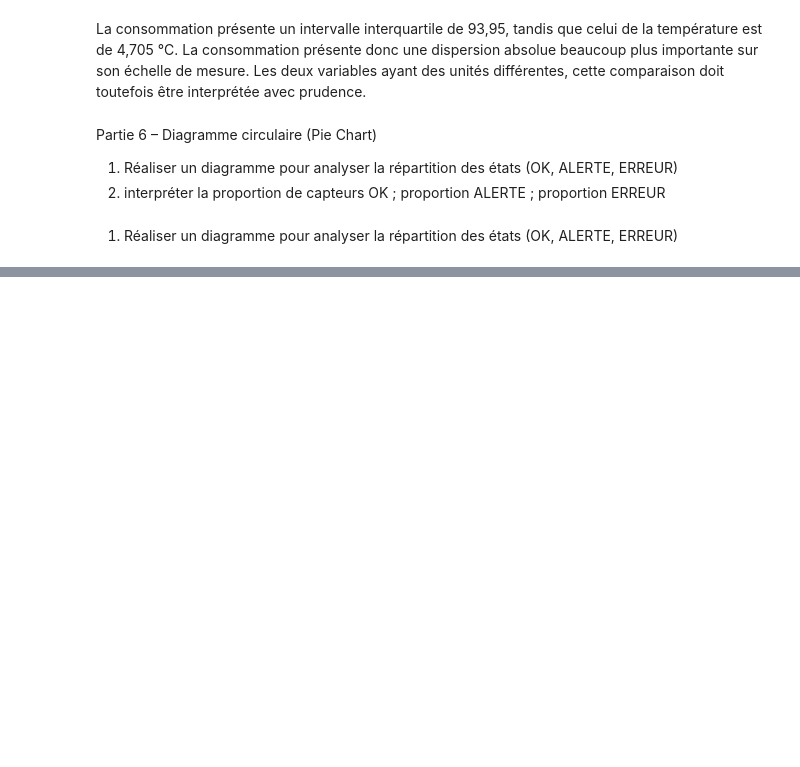
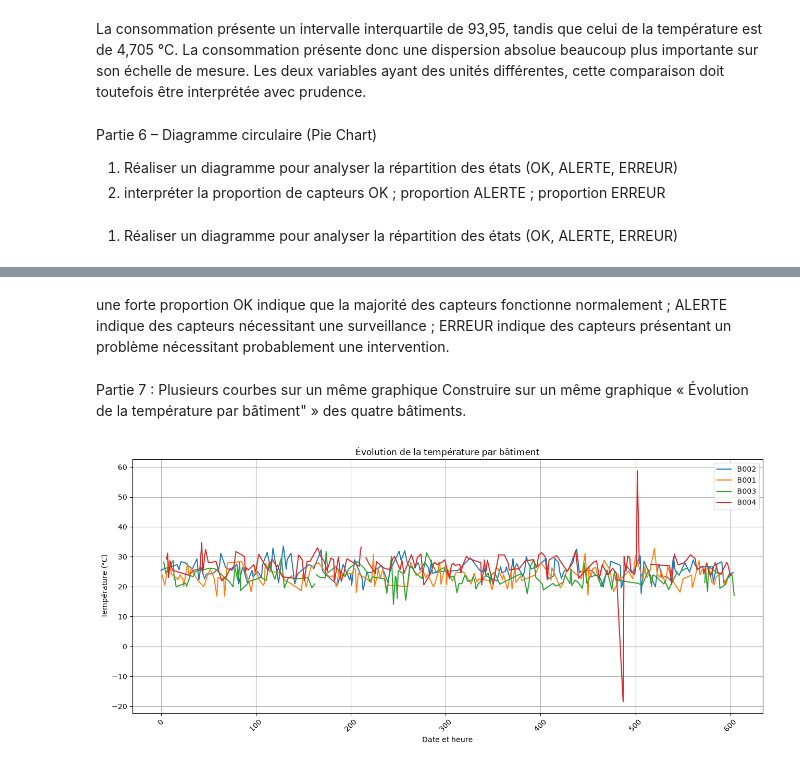
Before and after one commit to rokhayacoumbadiouf-bit/Atelier_Matplotlib, a Jupyter notebook: atelier_matplotlib_iot/notebooks/atelier_matplotlib_iot.ipynb, the cells around one changed output, grey strips where cells are left out. Drawn from its saved outputs; the diff is of its cells as text; code cells hidden in the pictures; blank space fills up the shorter version.

```diff
--- a/atelier_matplotlib_iot/notebooks/atelier_matplotlib_iot.ipynb
+++ b/atelier_matplotlib_iot/notebooks/atelier_matplotlib_iot.ipynb
@@ -352,0 +357,33 @@ Proposer et réaliser toute fonctionnalité pertinente et utile qu’on pourrait
+# %% [markdown]
+une forte proportion OK indique que la majorité des capteurs fonctionne normalement ;
+ALERTE indique des capteurs nécessitant une surveillance ;
+ERREUR indique des capteurs présentant un problème nécessitant probablement une intervention.
+# %% [markdown]
+Partie 7 : Plusieurs courbes sur un même graphique
+Construire sur un même graphique  « Évolution de la température par bâtiment" » des quatre
+bâtiments.
+# %%
+plt.figure(figsize=(13, 6))
+
+for batiment in df["batiment"].dropna().unique():
+
+    donnees_batiment = df[df["batiment"] == batiment]
+
+    plt.plot(
+        donnees_batiment["date_heure"].index,
+        donnees_batiment["temperature"],
+        label=batiment
+    )
+
+plt.title("Évolution de la température par bâtiment")
+plt.xlabel("Date et heure")
+plt.ylabel("Température (°C)")
+
+plt.legend()
+plt.grid(True)
+
+plt.xticks(rotation=45)
+plt.tight_layout()
+plt.show()
+# %% [output]
+[figure, added]
```
Also changed, not shown: parts of 10 cells of this notebook.
